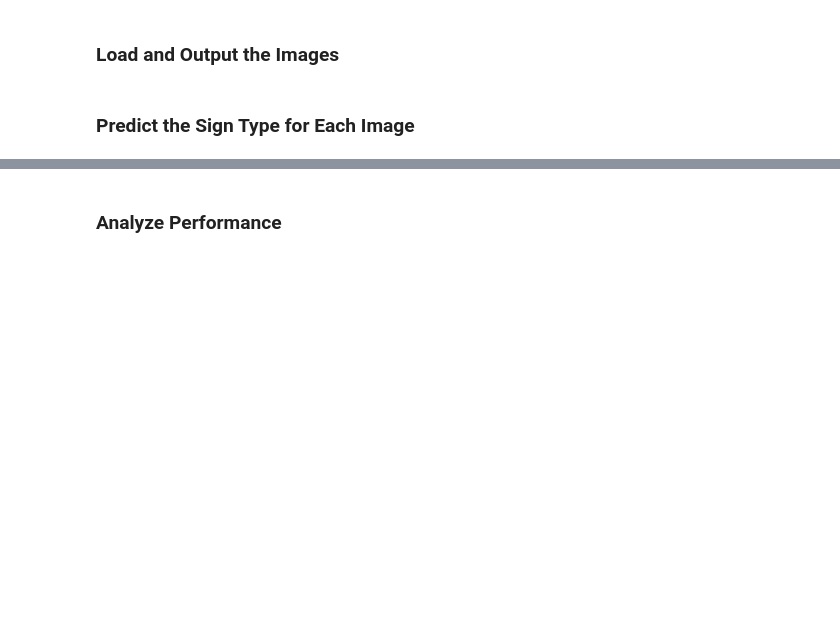
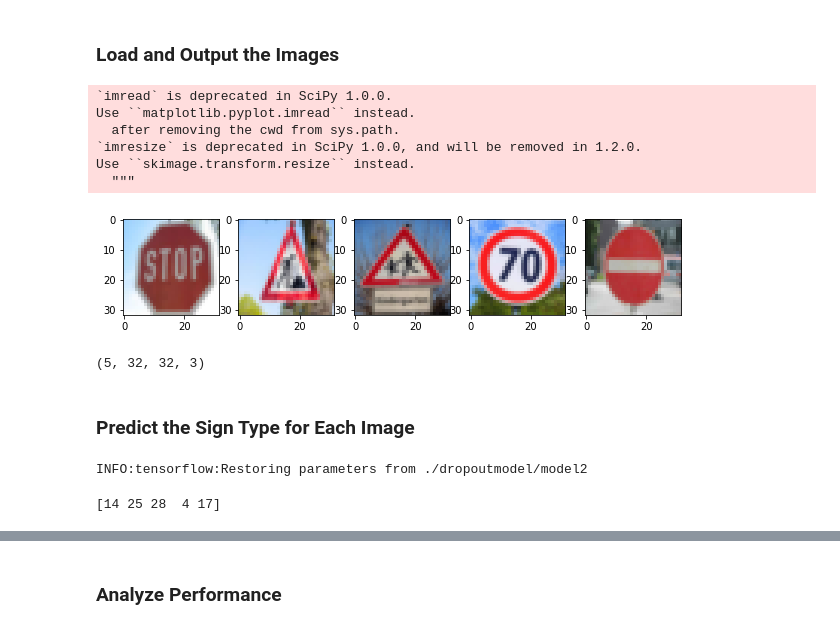
Before and after one commit to vinhngx/CarND-Traffic-Sign-Classifier-Project, a Jupyter notebook: Traffic_Sign_Classifier-dropout.ipynb, the cells around one changed output, grey strips where cells are left out. Drawn from its saved outputs; the diff is of its cells as text; code cells hidden in the pictures; blank space fills up the shorter version.

```diff
--- a/Traffic_Sign_Classifier-dropout.ipynb
+++ b/Traffic_Sign_Classifier-dropout.ipynb
@@ -366,6 +380,36 @@ You may find `signnames.csv` useful as it contains mappings from the class id (i
 # %%
 ### Load the images and plot them here.
 ### Feel free to use as many code cells as needed.
+from os import listdir
+from os.path import isfile, join
+onlyfiles = [f for f in listdir('./web_examples/') if isfile(join('./web_examples/', f))]
+# %%
+import scipy
+imgs = []
+for f in onlyfiles:
+    img = scipy.ndimage.imread(join('./web_examples/', f))
+    img = scipy.misc.imresize(img, (32,32))
+    imgs.append(img)
+# %% [output]
+`imread` is deprecated in SciPy 1.0.0.
+Use ``matplotlib.pyplot.imread`` instead.
+  after removing the cwd from sys.path.
+`imresize` is deprecated in SciPy 1.0.0, and will be removed in 1.2.0.
+Use ``skimage.transform.resize`` instead.
+  """
+# %%
+plt.figure(figsize=(10,10))
+for i in range(5):
+    plt.subplot(1,5,i+1)
+    plt.imshow(imgs[i])
+# %% [output]
+[figure, added]
+# %%
+imgs_normalized = np.asarray(imgs)
+imgs_normalized = (imgs_normalized - 128.)/128.
+imgs_normalized.shape
+# %% [output]
+(5, 32, 32, 3)
 # %% [markdown]
 ### Predict the Sign Type for Each Image
 # %%
@@ -374,0 +424,16 @@ You may find `signnames.csv` useful as it contains mappings from the class id (i
+# %%
+with tf.Session() as sess:
+    saver.restore(sess, tf.train.latest_checkpoint('./dropoutmodel/'))
+    #probs = predict(imgs_normalized)
+    probs = sess.run(logits, feed_dict={x: imgs_normalized, prob: 1.0})
+# %% [output]
+INFO:tensorflow:Restoring parameters from ./dropoutmodel/model2
+# %%
+#read label description
+import pandas as pd
+label_desc=pd.read_csv('signnames.csv', sep=',')
+
+label = np.argmax(probs,axis =1)
+print(label)
+# %% [output]
+[14 25 28  4 17]
```
Also changed, not shown: parts of 9 cells of this notebook, 12 other files.
